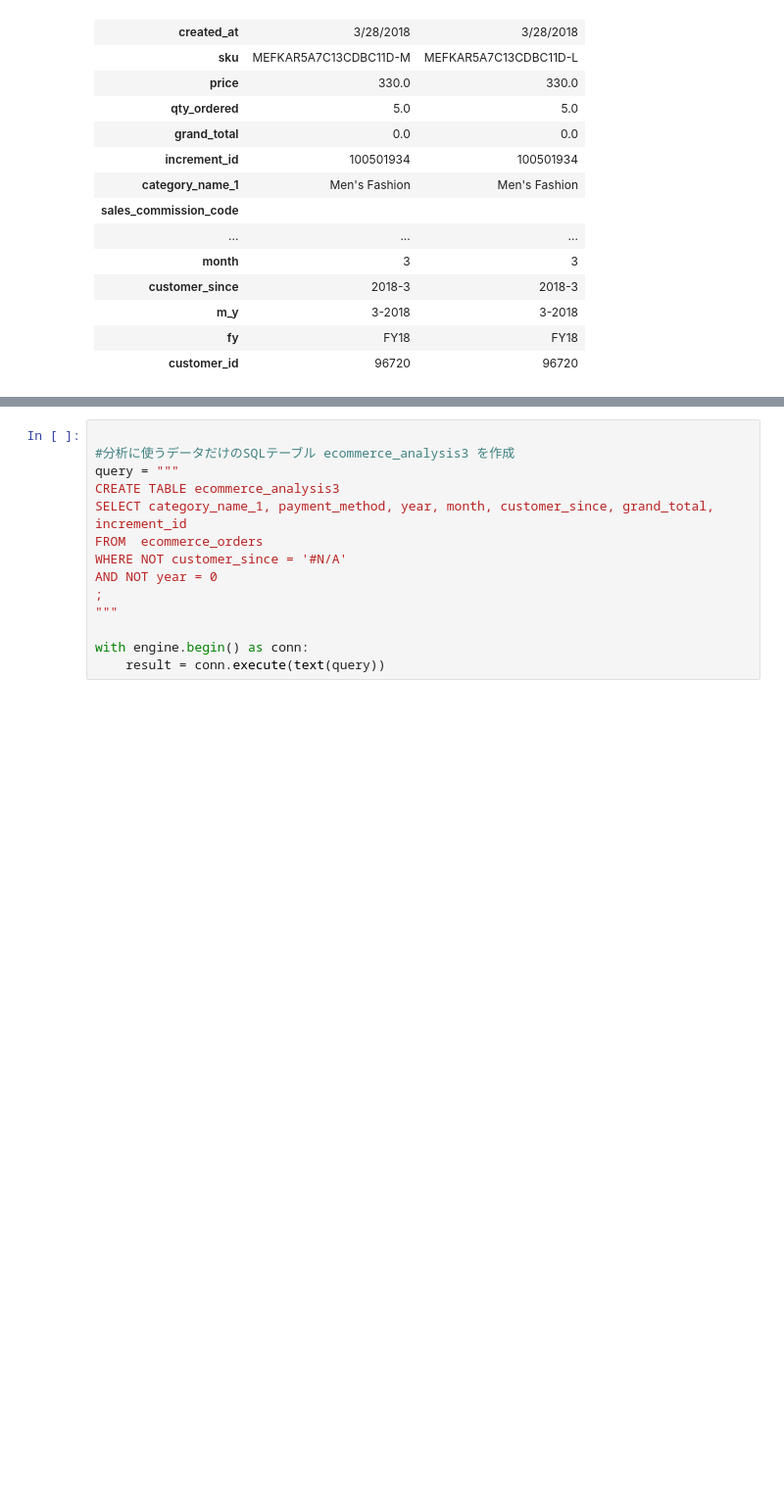
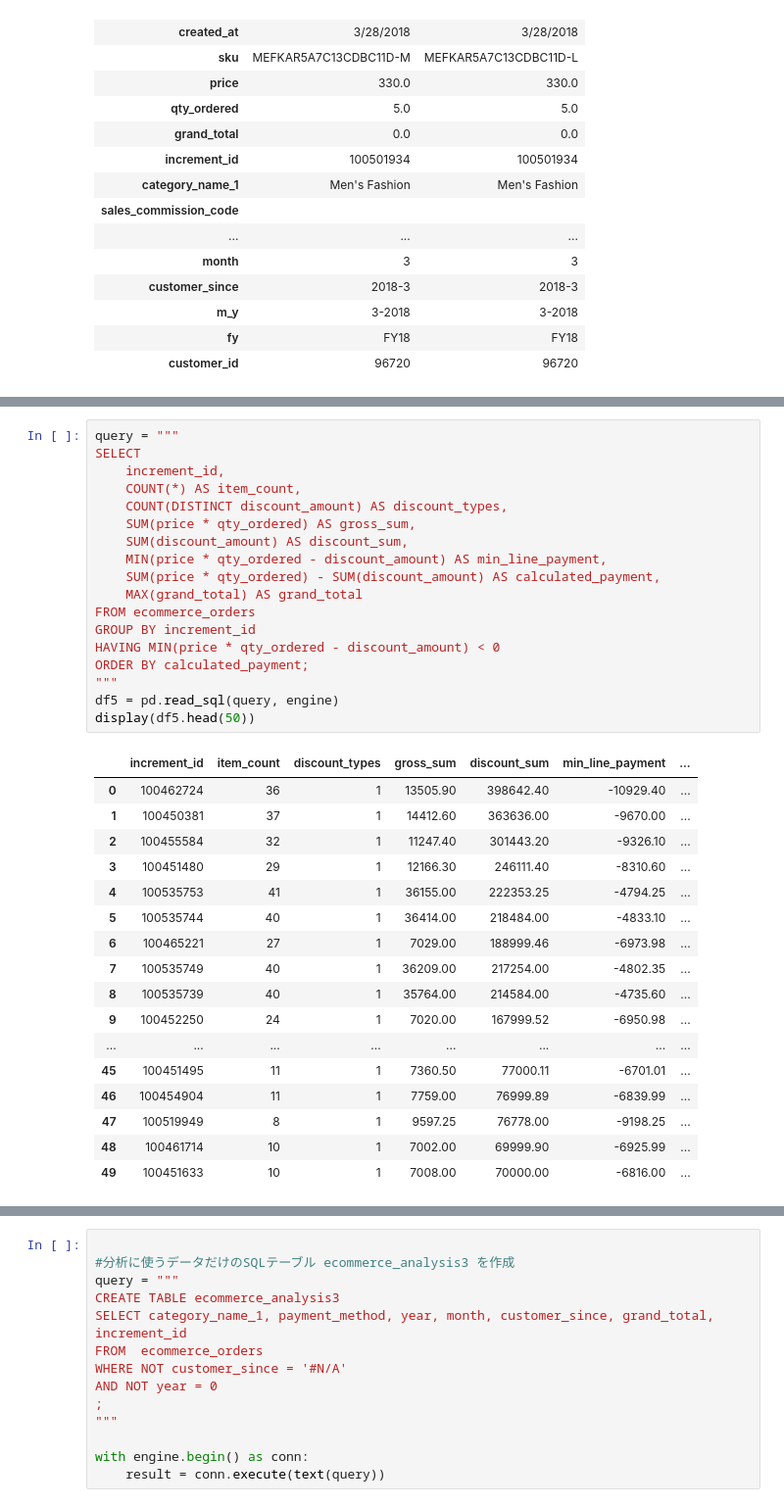
Before and after one commit to Udon-datascience/opendata_analysis, a Jupyter notebook: 3/3_analysis3.ipynb, the cells around one changed output, grey strips where cells are left out. Shown at 98% size. Saved outputs shown, nothing was run; the diff lists cells and outputs as text; blank space fills up the shorter version.

```diff
--- a/3/3_analysis3.ipynb
+++ b/3/3_analysis3.ipynb
@@ -498,3 +602,39 @@ display(table.T)
+# %%
+query = """
+SELECT
+    increment_id,
+    COUNT(*) AS item_count,
+    COUNT(DISTINCT discount_amount) AS discount_types,
+    SUM(price * qty_ordered) AS gross_sum,
+    SUM(discount_amount) AS discount_sum,
+    MIN(price * qty_ordered - discount_amount) AS min_line_payment,
+    SUM(price * qty_ordered) - SUM(discount_amount) AS calculated_payment,
+    MAX(grand_total) AS grand_total
+FROM ecommerce_orders
+GROUP BY increment_id
+HAVING MIN(price * qty_ordered - discount_amount) < 0
+ORDER BY calculated_payment;
+"""
+df5 = pd.read_sql(query, engine)
+display(df5.head(50))
+# %% [output]
+|  | increment_id | item_count | discount_types | gross_sum | discount_sum | min_line_payment | ... |
+| 0 | 100462724 | 36 | 1 | 13505.90 | 398642.40 | -10929.40 | ... |
+| 1 | 100450381 | 37 | 1 | 14412.60 | 363636.00 | -9670.00 | ... |
+| 2 | 100455584 | 32 | 1 | 11247.40 | 301443.20 | -9326.10 | ... |
+| 3 | 100451480 | 29 | 1 | 12166.30 | 246111.40 | -8310.60 | ... |
+| 4 | 100535753 | 41 | 1 | 36155.00 | 222353.25 | -4794.25 | ... |
+| 5 | 100535744 | 40 | 1 | 36414.00 | 218484.00 | -4833.10 | ... |
+| 6 | 100465221 | 27 | 1 | 7029.00 | 188999.46 | -6973.98 | ... |
+| 7 | 100535749 | 40 | 1 | 36209.00 | 217254.00 | -4802.35 | ... |
+| 8 | 100535739 | 40 | 1 | 35764.00 | 214584.00 | -4735.60 | ... |
+| 9 | 100452250 | 24 | 1 | 7020.00 | 167999.52 | -6950.98 | ... |
+| ... | ... | ... | ... | ... | ... | ... | ... |
+| 45 | 100451495 | 11 | 1 | 7360.50 | 77000.11 | -6701.01 | ... |
+| 46 | 100454904 | 11 | 1 | 7759.00 | 76999.89 | -6839.99 | ... |
+| 47 | 100519949 | 8 | 1 | 9597.25 | 76778.00 | -9198.25 | ... |
+| 48 | 100461714 | 10 | 1 | 7002.00 | 69999.90 | -6925.99 | ... |
+| 49 | 100451633 | 10 | 1 | 7008.00 | 70000.00 | -6816.00 | ... |
 # %%
 '''
 grand_total は１回の注文での支払金額の合計を１行にまとめて書き、残りは０と書いている
```
Also changed, not shown: parts of 9 cells of this notebook, 1 other file.
